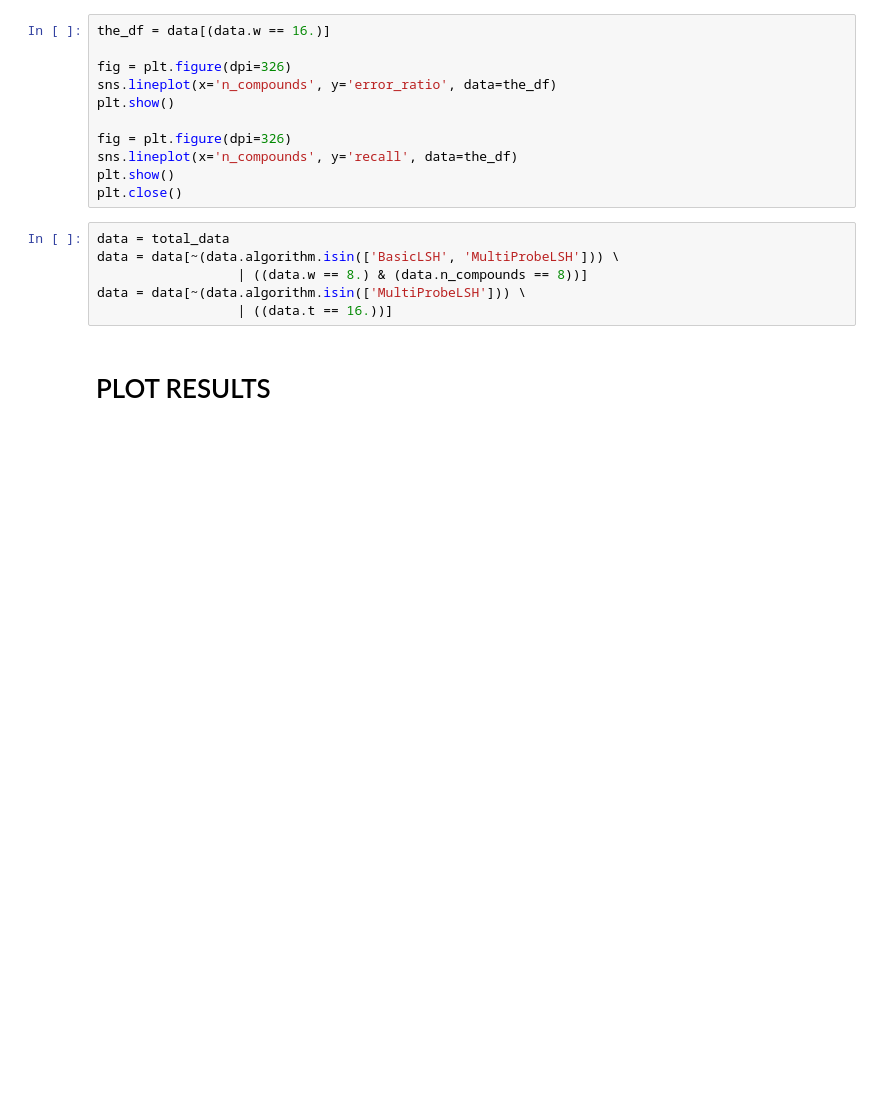
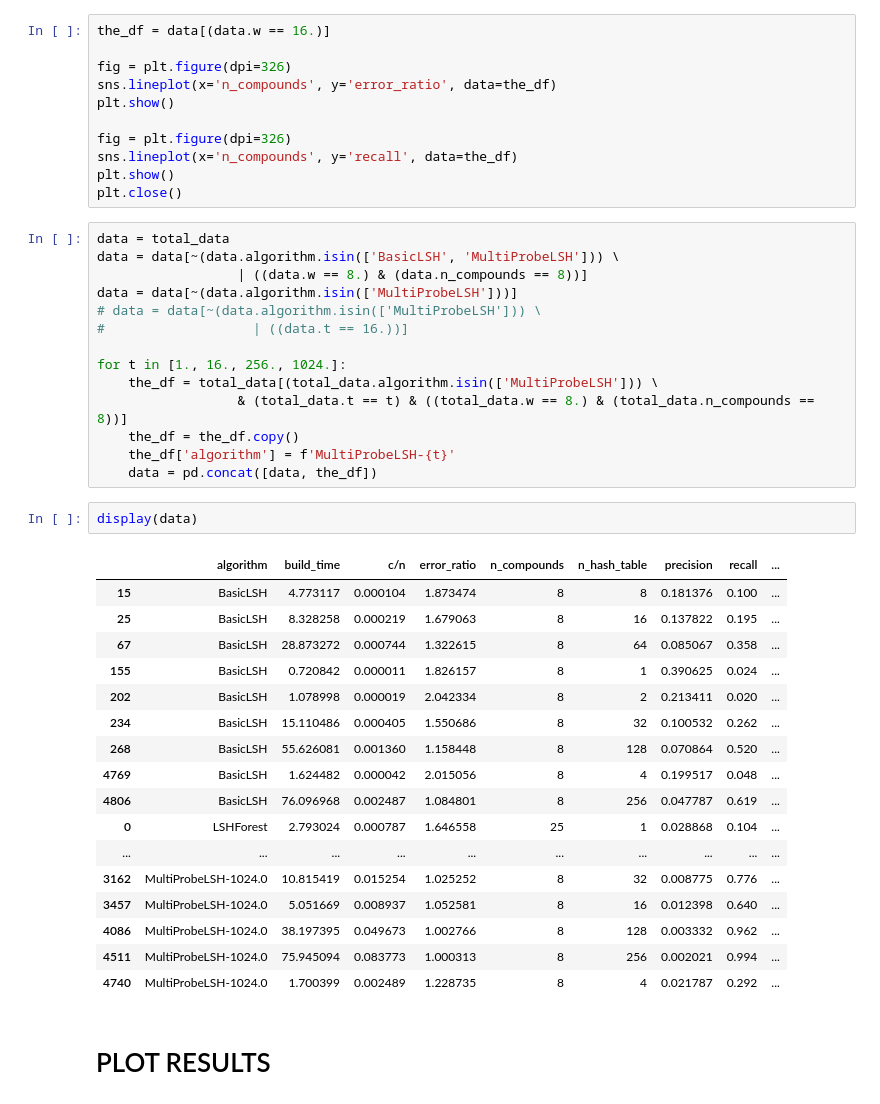
Before and after one commit to lizeyan/lsh, a Jupyter notebook: collect_results.ipynb, the cells around one changed output. Cells and saved outputs as stored; diff of their text form; blank space fills up the shorter version.

```diff
--- a/collect_results.ipynb
+++ b/collect_results.ipynb
@@ -50,8 +50,36 @@ plt.close()
 data = total_data
 data = data[~(data.algorithm.isin(['BasicLSH', 'MultiProbeLSH'])) \
                   | ((data.w == 8.) & (data.n_compounds == 8))]
-data = data[~(data.algorithm.isin(['MultiProbeLSH'])) \
-                  | ((data.t == 16.))]
+data = data[~(data.algorithm.isin(['MultiProbeLSH']))]
+# data = data[~(data.algorithm.isin(['MultiProbeLSH'])) \
+#                   | ((data.t == 16.))]
+
+for t in [1., 16., 256., 1024.]:
+    the_df = total_data[(total_data.algorithm.isin(['MultiProbeLSH'])) \
+                  & (total_data.t == t) & ((total_data.w == 8.) & (total_data.n_compounds == 8))]
+    the_df = the_df.copy()
+    the_df['algorithm'] = f'MultiProbeLSH-{t}'
+    data = pd.concat([data, the_df])
+# %%
+display(data)
+# %% [output]
+|  | algorithm | build_time | c/n | error_ratio | n_compounds | n_hash_table | precision | recall | ... |
+| 15 | BasicLSH | 4.773117 | 0.000104 | 1.873474 | 8 | 8 | 0.181376 | 0.100 | ... |
+| 25 | BasicLSH | 8.328258 | 0.000219 | 1.679063 | 8 | 16 | 0.137822 | 0.195 | ... |
+| 67 | BasicLSH | 28.873272 | 0.000744 | 1.322615 | 8 | 64 | 0.085067 | 0.358 | ... |
+| 155 | BasicLSH | 0.720842 | 0.000011 | 1.826157 | 8 | 1 | 0.390625 | 0.024 | ... |
+| 202 | BasicLSH | 1.078998 | 0.000019 | 2.042334 | 8 | 2 | 0.213411 | 0.020 | ... |
+| 234 | BasicLSH | 15.110486 | 0.000405 | 1.550686 | 8 | 32 | 0.100532 | 0.262 | ... |
+| 268 | BasicLSH | 55.626081 | 0.001360 | 1.158448 | 8 | 128 | 0.070864 | 0.520 | ... |
+| 4769 | BasicLSH | 1.624482 | 0.000042 | 2.015056 | 8 | 4 | 0.199517 | 0.048 | ... |
+| 4806 | BasicLSH | 76.096968 | 0.002487 | 1.084801 | 8 | 256 | 0.047787 | 0.619 | ... |
+| 0 | LSHForest | 2.793024 | 0.000787 | 1.646558 | 25 | 1 | 0.028868 | 0.104 | ... |
+| ... | ... | ... | ... | ... | ... | ... | ... | ... | ... |
+| 3162 | MultiProbeLSH-1024.0 | 10.815419 | 0.015254 | 1.025252 | 8 | 32 | 0.008775 | 0.776 | ... |
+| 3457 | MultiProbeLSH-1024.0 | 5.051669 | 0.008937 | 1.052581 | 8 | 16 | 0.012398 | 0.640 | ... |
+| 4086 | MultiProbeLSH-1024.0 | 38.197395 | 0.049673 | 1.002766 | 8 | 128 | 0.003332 | 0.962 | ... |
+| 4511 | MultiProbeLSH-1024.0 | 75.945094 | 0.083773 | 1.000313 | 8 | 256 | 0.002021 | 0.994 | ... |
+| 4740 | MultiProbeLSH-1024.0 | 1.700399 | 0.002489 | 1.228735 | 8 | 4 | 0.021787 | 0.292 | ... |
 # %% [markdown]
 # PLOT RESULTS
 # %%
```
Also changed, not shown: parts of 3 cells of this notebook, 19 other files.
